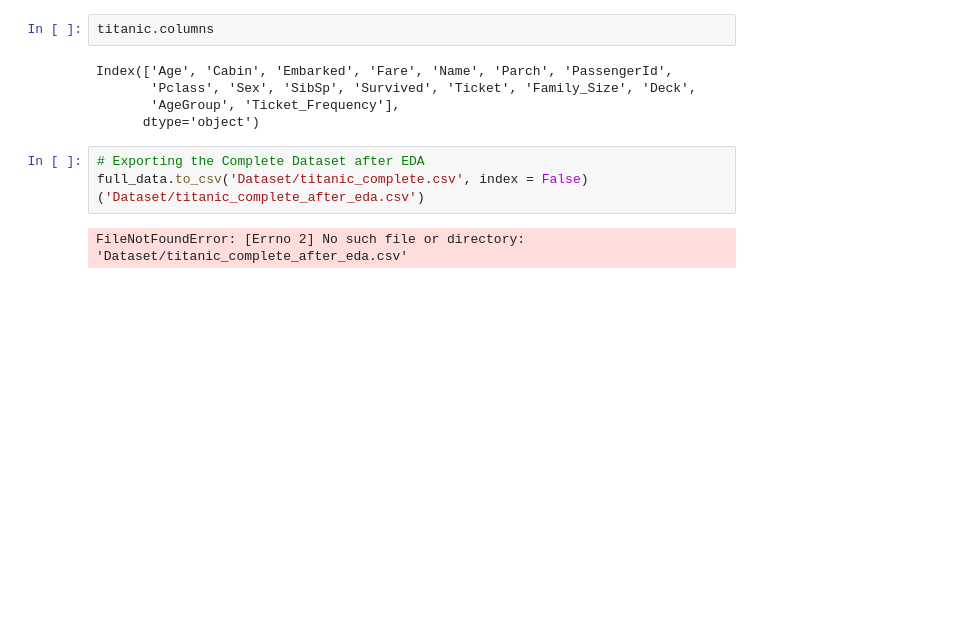
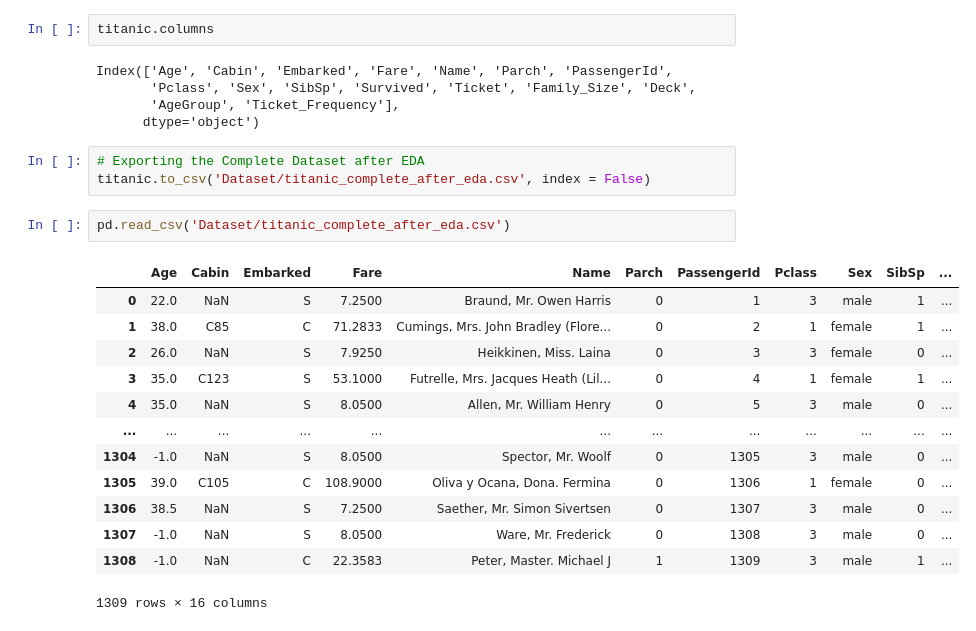
Before and after one commit to vimalkkumar/Sinking-of-the-RMS-Titanic-, a Jupyter notebook: titanic_eda.ipynb, the cells around one changed output. Cells and saved outputs as stored; diff of their text form; blank space fills up the shorter version.

Commit message:
Updating Titani_feature_engineering file

```diff
--- a/titanic_eda.ipynb
+++ b/titanic_eda.ipynb
@@ -833,6 +833,20 @@ Index(['Age', 'Cabin', 'Embarked', 'Fare', 'Name', 'Parch', 'PassengerId',
       dtype='object')
 # %%
 # Exporting the Complete Dataset after EDA
-full_data.to_csv('Dataset/titanic_complete.csv', index = False)('Dataset/titanic_complete_after_eda.csv')
+titanic.to_csv('Dataset/titanic_complete_after_eda.csv', index = False)
-# %% [output]
-FileNotFoundError: [Errno 2] No such file or directory: 'Dataset/titanic_complete_after_eda.csv'
+# %%
+pd.read_csv('Dataset/titanic_complete_after_eda.csv')
+# %% [output]
+|  | Age | Cabin | Embarked | Fare | Name | Parch | PassengerId | Pclass | Sex | SibSp | ... |
+| 0 | 22.0 | NaN | S | 7.2500 | Braund, Mr. Owen Harris | 0 | 1 | 3 | male | 1 | ... |
+| 1 | 38.0 | C85 | C | 71.2833 | Cumings, Mrs. John Bradley (Flore... | 0 | 2 | 1 | female | 1 | ... |
+| 2 | 26.0 | NaN | S | 7.9250 | Heikkinen, Miss. Laina | 0 | 3 | 3 | female | 0 | ... |
+| 3 | 35.0 | C123 | S | 53.1000 | Futrelle, Mrs. Jacques Heath (Lil... | 0 | 4 | 1 | female | 1 | ... |
+| 4 | 35.0 | NaN | S | 8.0500 | Allen, Mr. William Henry | 0 | 5 | 3 | male | 0 | ... |
+| ... | ... | ... | ... | ... | ... | ... | ... | ... | ... | ... | ... |
+| 1304 | -1.0 | NaN | S | 8.0500 | Spector, Mr. Woolf | 0 | 1305 | 3 | male | 0 | ... |
+| 1305 | 39.0 | C105 | C | 108.9000 | Oliva y Ocana, Dona. Fermina | 0 | 1306 | 1 | female | 0 | ... |
+| 1306 | 38.5 | NaN | S | 7.2500 | Saether, Mr. Simon Sivertsen | 0 | 1307 | 3 | male | 0 | ... |
+| 1307 | -1.0 | NaN | S | 8.0500 | Ware, Mr. Frederick | 0 | 1308 | 3 | male | 0 | ... |
+| 1308 | -1.0 | NaN | C | 22.3583 | Peter, Master. Michael J | 1 | 1309 | 3 | male | 1 | ... |
+1309 rows × 16 columns
```
Also changed, not shown: parts of 3 cells of this notebook, 1 other file.
